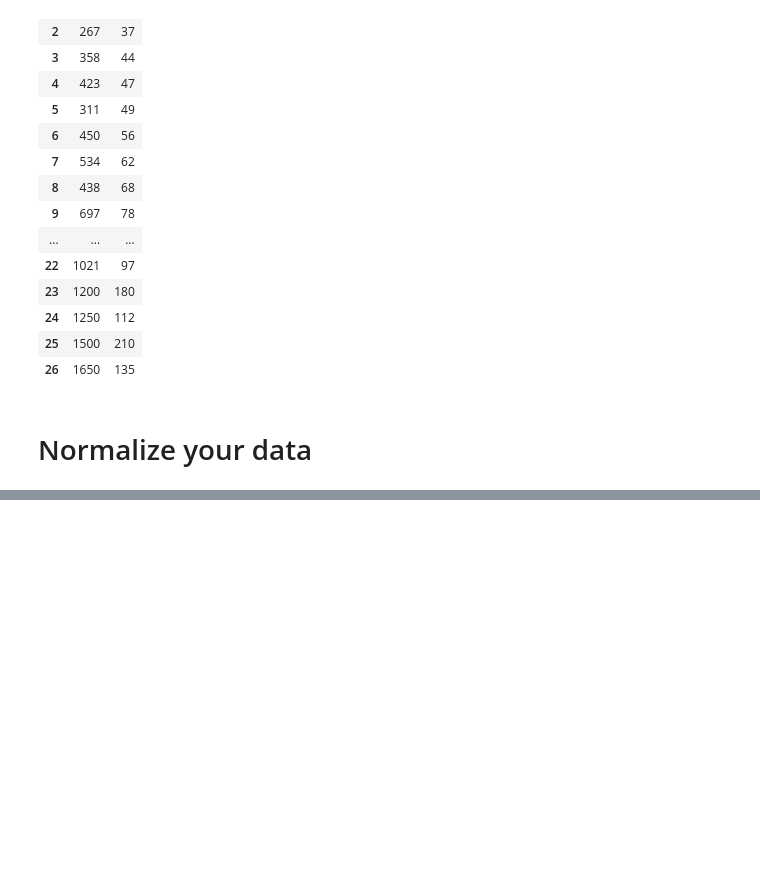
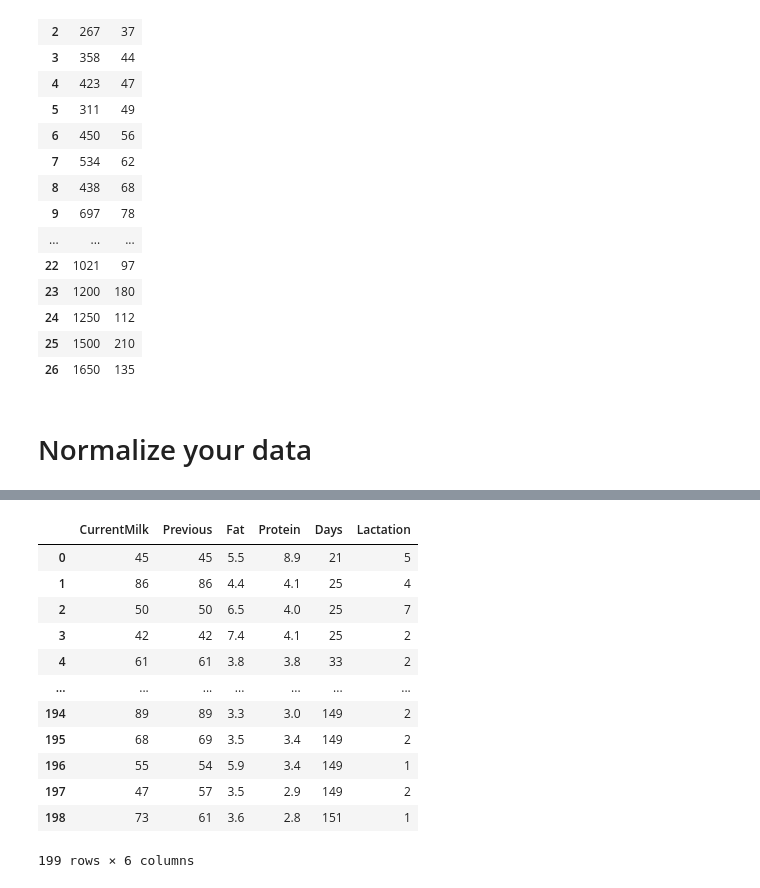
Before and after one commit to Sarnadip15703/MCA_Lab_Practical, a Jupyter notebook: MACHINE LEARNING/ML lab.ipynb, the cells around one changed output, grey strips where cells are left out. Saved outputs shown, nothing was run; the diff lists cells and outputs as text; code cells hidden in the pictures; blank space fills up the shorter version.

```diff
--- a/MACHINE LEARNING/ML lab.ipynb
+++ b/MACHINE LEARNING/ML lab.ipynb
@@ -257,0 +290,16 @@ def grad_beta0(beta0,beta1,x1,y1):
+# %%
+X
+# %% [output]
+|  | CurrentMilk | Previous | Fat | Protein | Days | Lactation |
+| 0 | 45 | 45 | 5.5 | 8.9 | 21 | 5 |
+| 1 | 86 | 86 | 4.4 | 4.1 | 25 | 4 |
+| 2 | 50 | 50 | 6.5 | 4.0 | 25 | 7 |
+| 3 | 42 | 42 | 7.4 | 4.1 | 25 | 2 |
+| 4 | 61 | 61 | 3.8 | 3.8 | 33 | 2 |
+| ... | ... | ... | ... | ... | ... | ... |
+| 194 | 89 | 89 | 3.3 | 3.0 | 149 | 2 |
+| 195 | 68 | 69 | 3.5 | 3.4 | 149 | 2 |
+| 196 | 55 | 54 | 5.9 | 3.4 | 149 | 1 |
+| 197 | 47 | 57 | 3.5 | 2.9 | 149 | 2 |
+| 198 | 73 | 61 | 3.6 | 2.8 | 151 | 1 |
+199 rows × 6 columns
```
Also changed, not shown: parts of 18 cells of this notebook, 12 other files.
